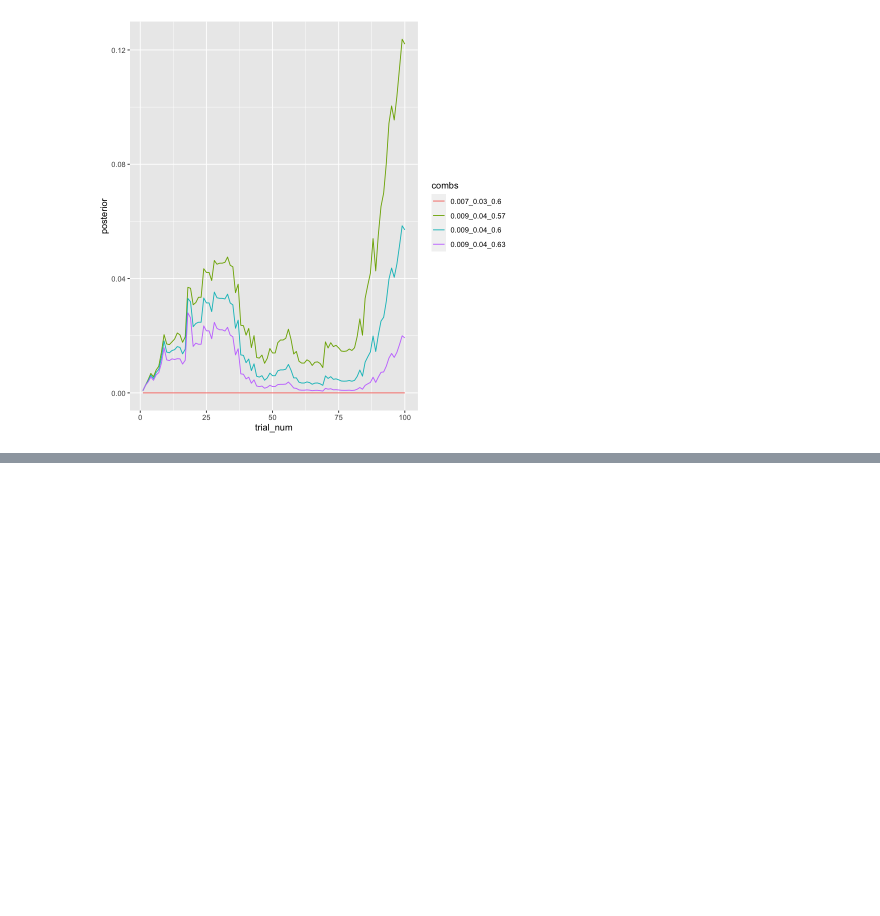
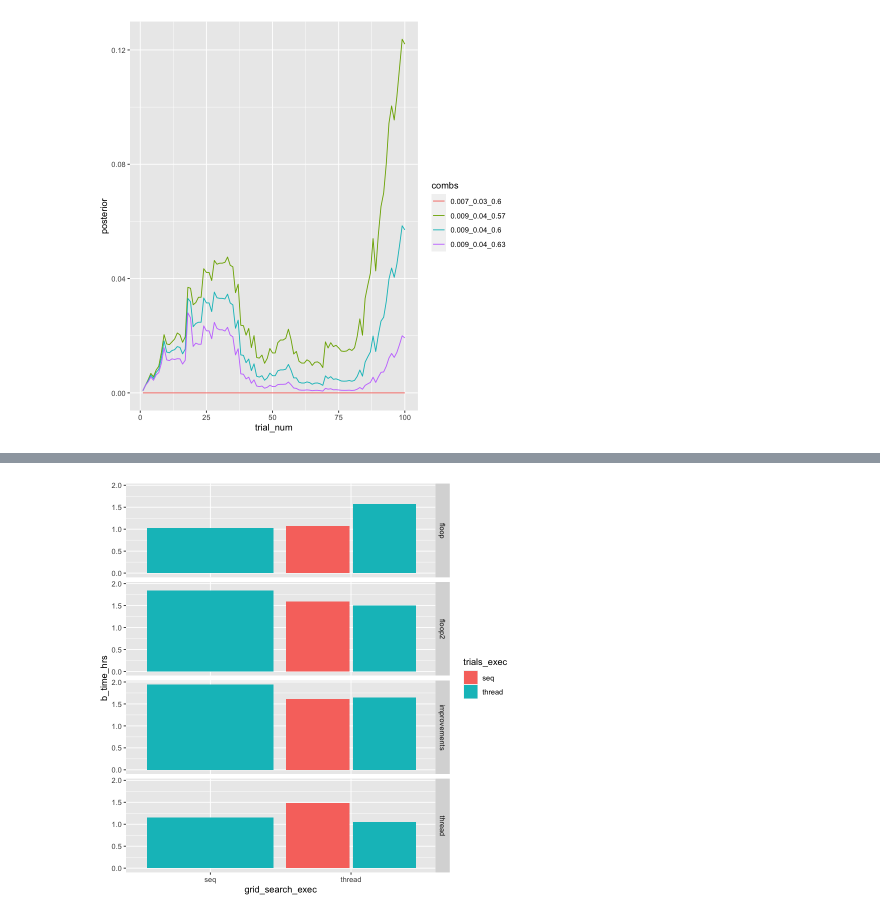
Before and after one commit to zenkavi/ADDM.jl, a Jupyter notebook: performance/grid_search_benchmarks_outputs.ipynb, the cells around one changed output, grey strips where cells are left out. Cells and saved outputs as stored; diff of their text form; code cells hidden in the pictures; blank space fills up the shorter version.

```diff
--- a/performance/grid_search_benchmarks_outputs.ipynb
+++ b/performance/grid_search_benchmarks_outputs.ipynb
@@ -280,0 +283,3 @@ cur_posteriors %>%
+# %%
+param_files = list.files(files_path, pattern = "2024-03[^/]*best_pars.csv")
+param_files
@@ -280,0 +299,15 @@ cur_posteriors %>%
+# %%
+best_pars = tibble()
+for (fn in param_files) {
+  cur_pars = read.csv(paste0(files_path, fn))
+  if(!("likelihood_fn" %in% names(cur_pars))){
+    cur_pars$likelihood_fn = "ADDM.aDDM_get_trial_likelihood"
+  }
+  cur_pars = cur_pars %>% select(barrier,bias,d,decay,likelihood_fn,nonDecisionTime,sigma,theta)
+  fn_info = strsplit(fn, "_")[[1]]
+  cur_pars$grid_fn = fn_info[3]
+  cur_pars$grid_exec = fn_info[4]
+  cur_pars$trials_exec = fn_info[5]
+  best_pars = bind_rows(best_pars, cur_pars)
+
+}
@@ -280,0 +334,3 @@ cur_posteriors %>%
+# %%
+time_files = list.files(files_path, pattern = "2024-03[^/]*b_time.csv")
+time_files
@@ -280,0 +350,20 @@ cur_posteriors %>%
+# %%
+b_time = tibble()
+for (fn in time_files) {
+  cur_time = read.csv(paste0(files_path, fn))
+  if(!("grid_search_fn" %in% names(cur_time))){
+    cur_time$grid_search_fn = "improvements"
+  }
+  b_time = bind_rows(b_time, cur_time)
+
+}
+# %%
+b_time %>%
+  mutate(b_time_sec = b_time/10^9,
+         b_time_mins = b_time_sec/60,
+         b_time_hrs = b_time_mins/60) %>%
+  ggplot(aes(grid_search_exec, b_time_hrs, fill = trials_exec)) +
+    geom_bar(stat = "identity", position = position_dodge(width=.95)) +
+    facet_grid(grid_search_fn ~.)
+# %% [output]
+[figure, added]
```
Also changed, not shown: parts of 15 cells of this notebook, 4 other files.
